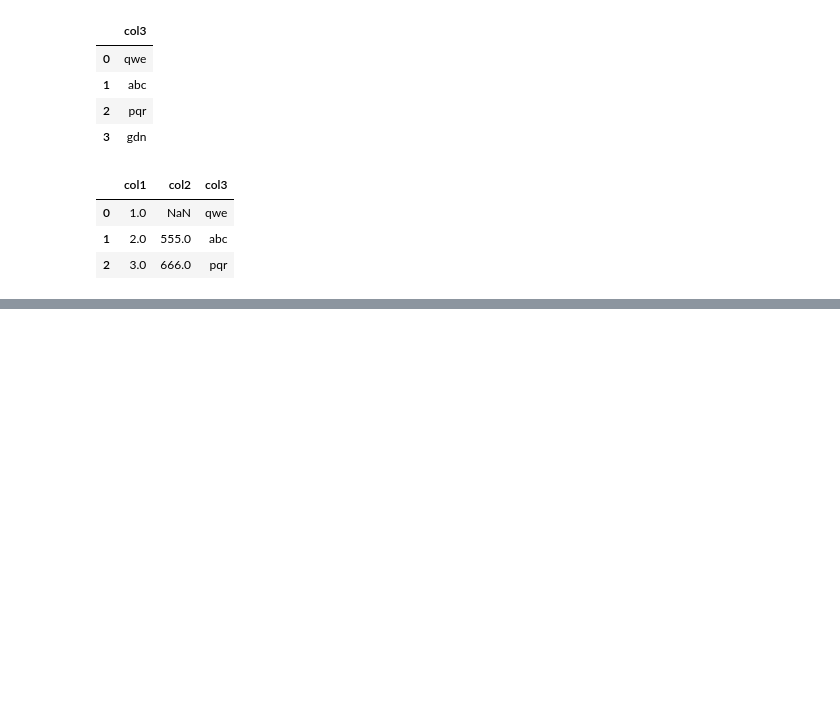
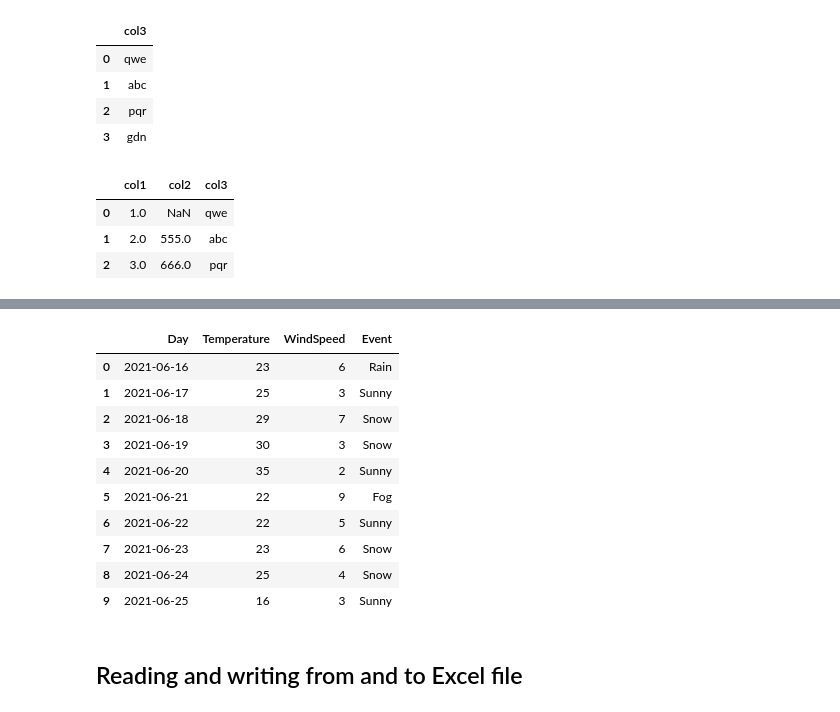
Before and after one commit to Deepanshuchauhan123/Machine-Learning, a Jupyter notebook: Pandas/Pandas.ipynb, the cells around one changed output, grey strips where cells are left out. Cells and saved outputs as stored; diff of their text form; code cells hidden in the pictures; blank space fills up the shorter version.

Commit message:
Pandas CSV and Excel read and write

```diff
--- a/Pandas/Pandas.ipynb
+++ b/Pandas/Pandas.ipynb
@@ -486,0 +517,17 @@ df.dropna(thresh = 2)
+# %%
+#Read from CSV File
+pd.read_csv('weather.csv')
+# %% [output]
+|  | Day | Temperature | WindSpeed | Event |
+| 0 | 2021-06-16 | 23 | 6 | Rain |
+| 1 | 2021-06-17 | 25 | 3 | Sunny |
+| 2 | 2021-06-18 | 29 | 7 | Snow |
+| 3 | 2021-06-19 | 30 | 3 | Snow |
+| 4 | 2021-06-20 | 35 | 2 | Sunny |
+| 5 | 2021-06-21 | 22 | 9 | Fog |
+| 6 | 2021-06-22 | 22 | 5 | Sunny |
+| 7 | 2021-06-23 | 23 | 6 | Snow |
+| 8 | 2021-06-24 | 25 | 4 | Snow |
+| 9 | 2021-06-25 | 16 | 3 | Sunny |
+# %% [markdown]
+## Reading and writing from and to Excel file
```
Also changed, not shown: parts of 29 cells of this notebook, 2 other files.
